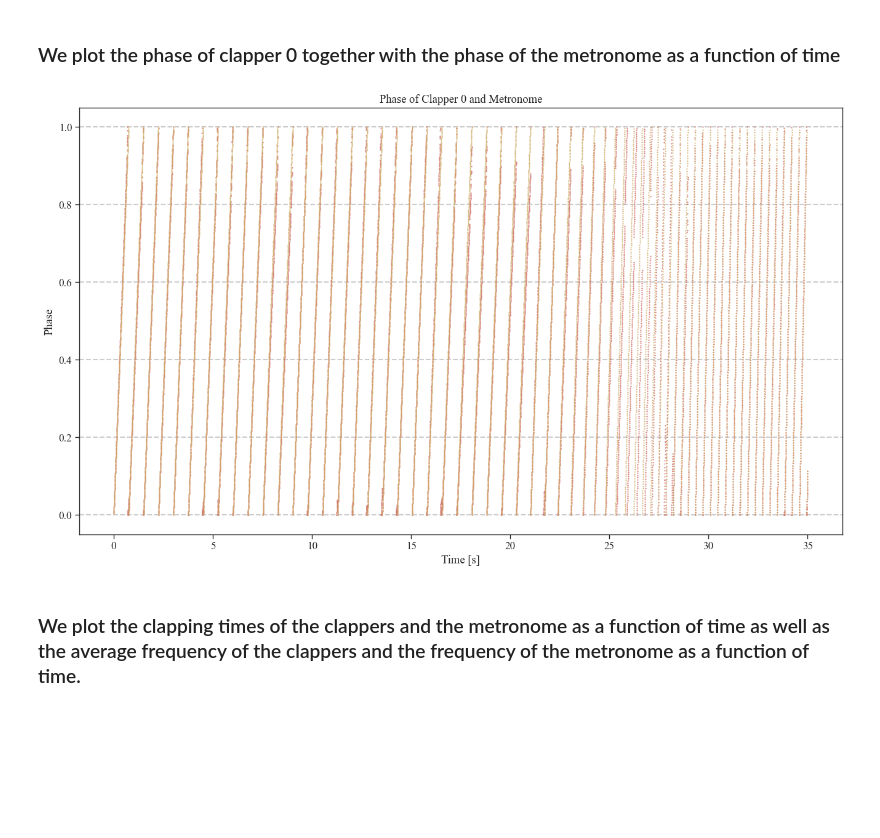
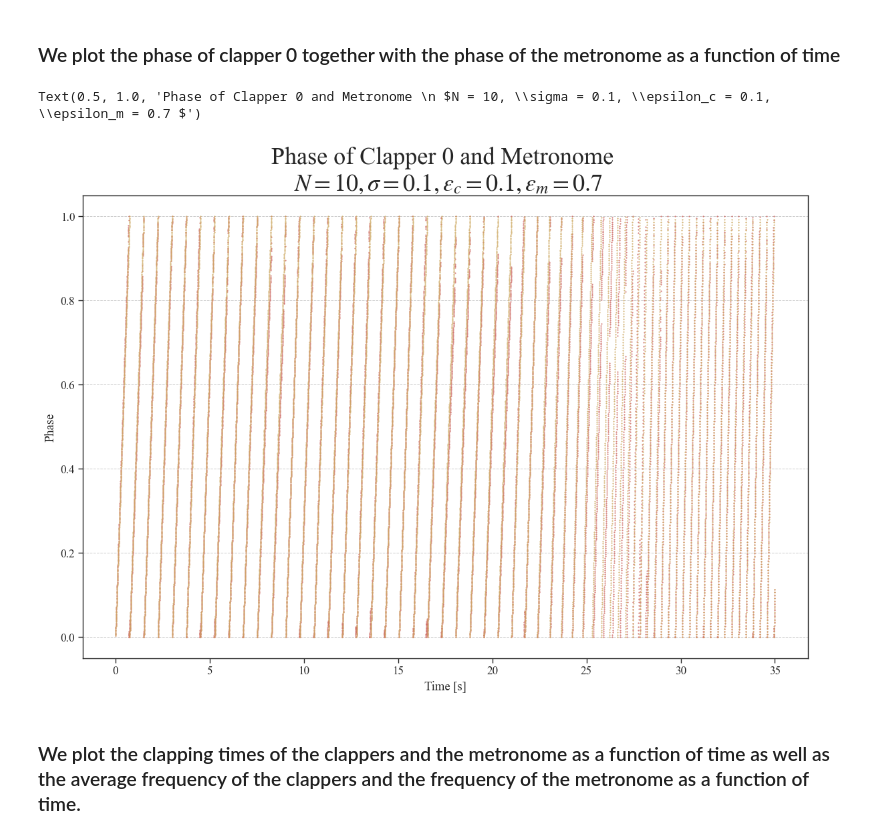
Before and after one commit to nielsdavidsen/Bachelor_2024, a Jupyter notebook: simulation_with_metronome.ipynb, the cells around one changed output. Saved outputs shown, nothing was run; the diff lists cells and outputs as text; code cells hidden in the pictures; blank space fills up the shorter version.

Commit message:
flere figurer

```diff
--- a/simulation_with_metronome.ipynb
+++ b/simulation_with_metronome.ipynb
@@ -21,7 +21,7 @@ plt.rcParams['axes.grid'] = True
 plt.rcParams['axes.grid.axis'] = 'y'
 plt.rcParams['axes.grid.which'] = 'major'
 plt.rcParams['grid.linestyle'] = '--'
-plt.rcParams['grid.linewidth'] = 1.5
+plt.rcParams['grid.linewidth'] = 0.7
 plt.rcParams['figure.figsize'] = (16, 9)
 plt.rcParams['figure.dpi'] = 150
 
@@ -572,6 +571,7 @@ def adjust_eps_func(n_beat, bpm_init, bpm_final, threshold_l = 24, threshold_h =
 # %%
 np.random.seed(42)
 N=10
+pars = [0.1, 0.1, 0.7]     # sig, eps, met_eps
 tmax = 35
 threshold_l = 24
 threshold_h = 40
@@ -587,26 +587,28 @@ w_sig_save, t_sig_save, x0_sig_save, w_met_sig_save, met_clap, x_met = sim_metro
                                                                                         threshold_h,
                                                                                         bpm_init,
                                                                                         bpm_final,
-                                                                                        sig=0.1,
-                                                                                        eps=0.1,
-                                                                                        met_eps=0.7,
+                                                                                        sig=pars[0],
+                                                                                        eps=pars[1],
+                                                                                        met_eps=pars[2],
                                                                                         N=N
 
                                                                                         )
 # %% [markdown]
 ### We plot the phase of clapper 0 together with the phase of the metronome as a function of time
 # %%
-fig_x0, ax_x0 = plt.subplots(dpi=100)
+fig_x0, ax_x0 = plt.subplots(dpi=100, figsize=(14, 9))
 
 t_linspace = np.arange(0, tmax, dt)
 ax_x0.plot(t_linspace, x0_sig_save, label='Clapper 0', marker='.', ls='', markersize=1)
 ax_x0.plot(t_linspace, x_met, label='Metronome', marker='.', ls='', markersize=1)
-ax_x0.set(xlabel = 'Time [s]', ylabel = 'Phase', title = 'Phase of Clapper 0 and Metronome')
+ax_x0.set(xlabel = 'Time [s]', ylabel = 'Phase')
+ax_x0.set_title(f'Phase of Clapper 0 and Metronome \n $N = {N}, \sigma = {pars[0]}, \epsilon_c = {pars[1]}, \epsilon_m = {pars[2]} $', fontsize=26)
 #ax_x0.set_xlim(0,10)
 
-plt.show()
+#plt.savefig('figurer/præs_2/phase_high_low_strong_coupling_freq.png')
 # %% [output]
+Text(0.5, 1.0, 'Phase of Clapper 0 and Metronome \n $N = 10, \\sigma = 0.1, \\epsilon_c = 0.1, \\epsilon_m = 0.7 $')
-[figure, old version]
+[figure, new version]
 # %% [markdown]
 ### We plot the clapping times of the clappers and the metronome as a function of time as well as the average frequency of the clappers and the frequency of the metronome as a function of time.
 # %%
```
Also changed, not shown: parts of 6 cells of this notebook, 4 other files.
